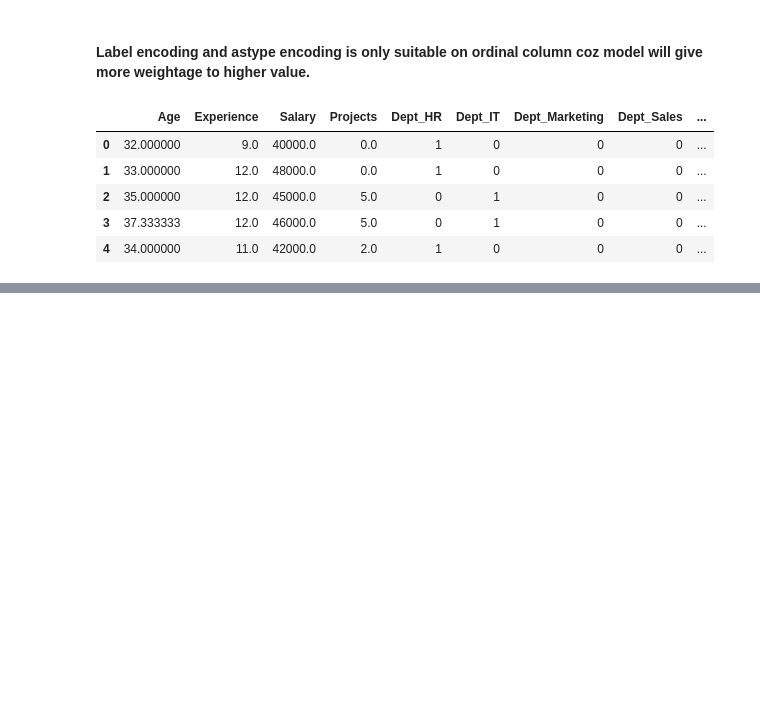
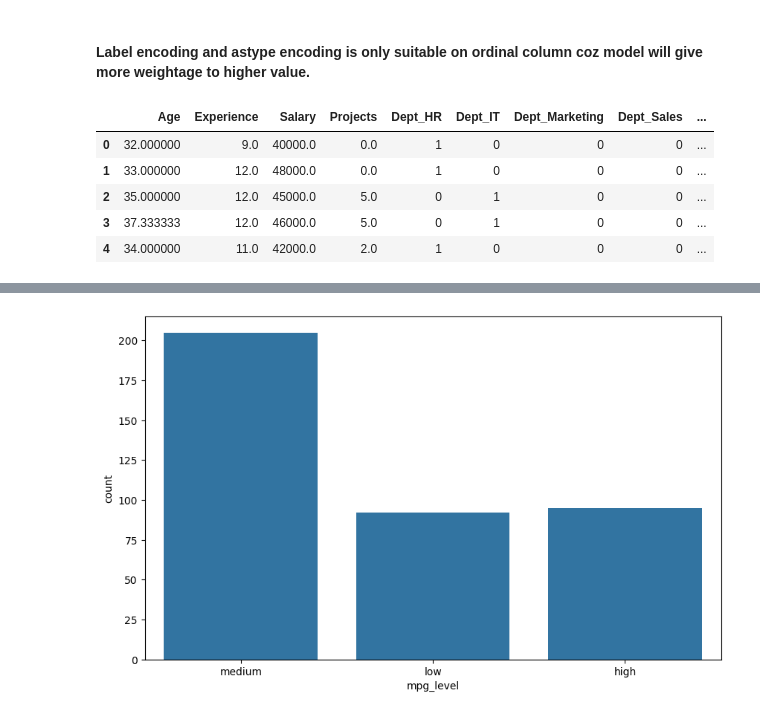
Before and after one commit to aakashpokkanayil/Data_Science_Prep, a Jupyter notebook: Components/Statistics/eda.ipynb, the cells around one changed output, grey strips where cells are left out. Saved outputs shown, nothing was run; the diff lists cells and outputs as text; code cells hidden in the pictures; blank space fills up the shorter version.

```diff
--- a/Components/Statistics/eda.ipynb
+++ b/Components/Statistics/eda.ipynb
@@ -394,0 +427,7 @@ df9=pd.get_dummies(df9,columns=["Dept","Education"],prefix=["D","Edu"],drop_firs
+# %%
+#Count plot
+plt.figure(figsize=(10,6))
+sns.countplot(data=df_car,x='mpg_level')
+plt.show()
+# %% [output]
+[figure, added]
```
Also changed, not shown: parts of 22 cells of this notebook, 17 other files.
